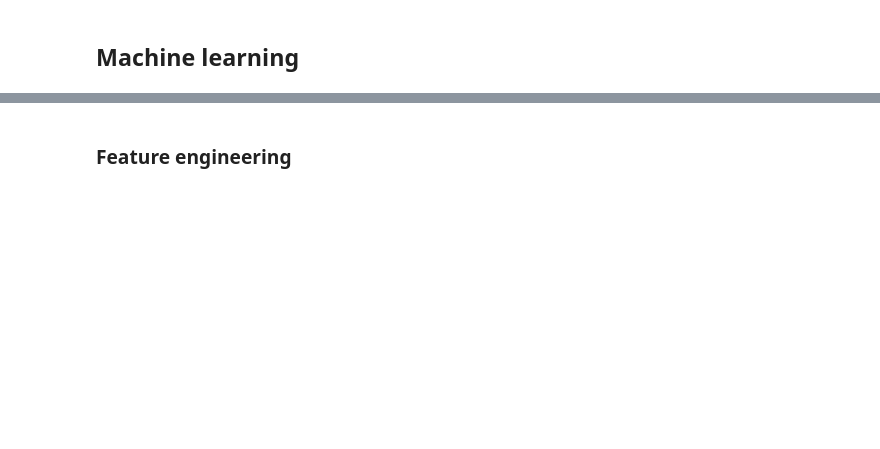
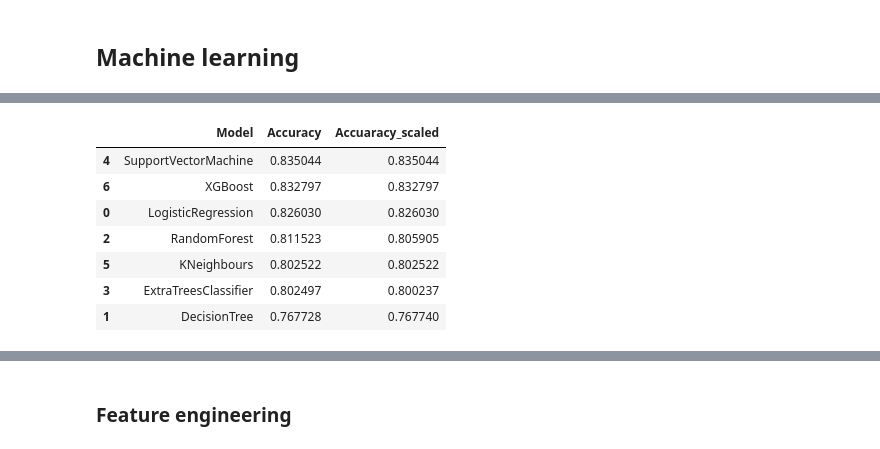
Before and after one commit to marekts/Projects, a Jupyter notebook: Titanic/Titanic.ipynb, the cells around one changed output, grey strips where cells are left out. Cells and saved outputs as stored; diff of their text form; code cells hidden in the pictures; blank space fills up the shorter version.

```diff
--- a/Titanic/Titanic.ipynb
+++ b/Titanic/Titanic.ipynb
@@ -279,0 +262,24 @@ results.sort_values(by='Accuracy', ascending=False)
+# %%
+# Features for scale
+normalize_list = ['Pclass', 'Age', 'SibSp', 'Parch', 'Fare']
+
+# Try few models
+models = {'LogisticRegression': LogisticRegression(solver="liblinear"),
+         'DecisionTree': DecisionTreeClassifier(),
+         'RandomForest': RandomForestClassifier(),
+         'ExtraTreesClassifier': ExtraTreesClassifier(),
+         'SupportVectorMachine': SVC(),
+         'KNeighbours': KNeighborsClassifier(),
+         'XGBoost': XGBClassifier()}
+
+
+check_models(train_data, normalize_list, models)
+# %% [output]
+|  | Model | Accuracy | Accuaracy_scaled |
+| 4 | SupportVectorMachine | 0.835044 | 0.835044 |
+| 6 | XGBoost | 0.832797 | 0.832797 |
+| 0 | LogisticRegression | 0.826030 | 0.826030 |
+| 2 | RandomForest | 0.811523 | 0.805905 |
+| 5 | KNeighbours | 0.802522 | 0.802522 |
+| 3 | ExtraTreesClassifier | 0.802497 | 0.800237 |
+| 1 | DecisionTree | 0.767728 | 0.767740 |
```
Also changed, not shown: parts of 19 cells of this notebook.
